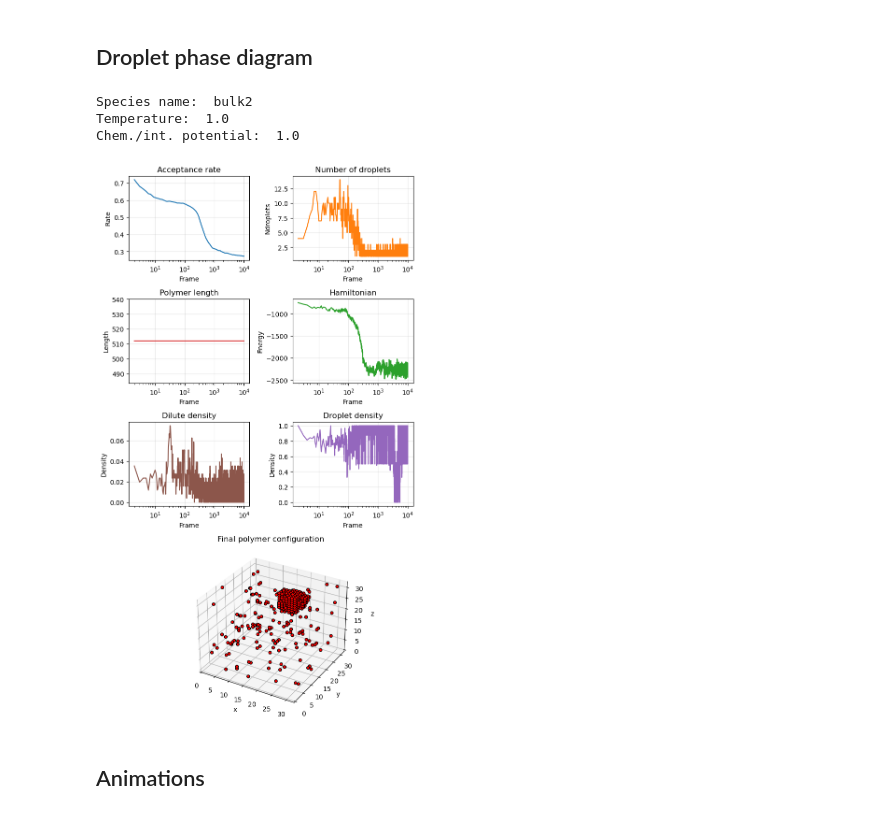
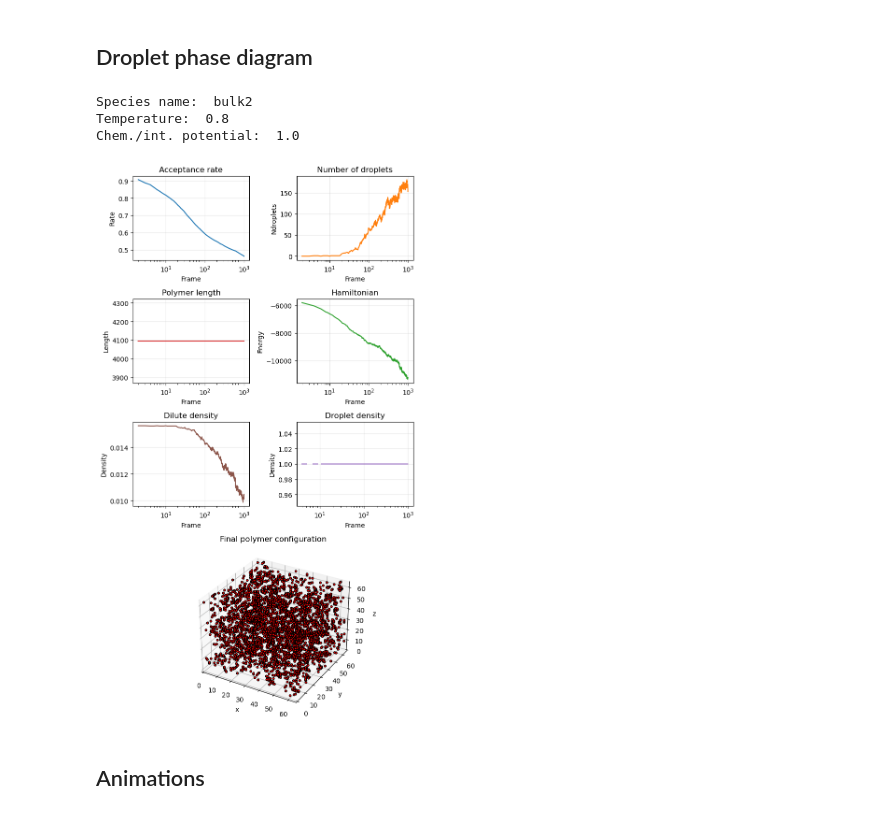
Before and after one commit to ta-rekt/Droplet, a Jupyter notebook: viz.ipynb, the cells around one changed output. Cells and saved outputs as stored; diff of their text form; code cells hidden in the pictures.

Commit message:
flory huggins experpiments with precise density, testing scaling

```diff
--- a/viz.ipynb
+++ b/viz.ipynb
@@ -468,15 +468,15 @@ def plot_simulation_dashboard(res_or_path, keya, keyb, show=True, psize=30):
     return fig
 # %%
 # Example usage:
-alpha_index = 19
+alpha_index = 1
 beta_index = 1
-fig = plot_simulation_dashboard('data/20251121/flory_huggins/output_cpu{}.json'.format(alpha_index),
-                                alpha_index, beta_index, psize=20)
+fig = plot_simulation_dashboard('data/20251121/flory_huggins_spp_64_4096/output_cpu{}.json'.format(alpha_index),
+                                alpha_index, beta_index, psize=10)
 # %% [output]
 Species name:  bulk2
-Temperature:  1.0
+Temperature:  0.8
 Chem./int. potential:  1.0
-[figure, old version]
+[figure, new version]
 # %% [markdown]
 ## Animations
 # %% [markdown]
```
Also changed, not shown: 2 other files.
